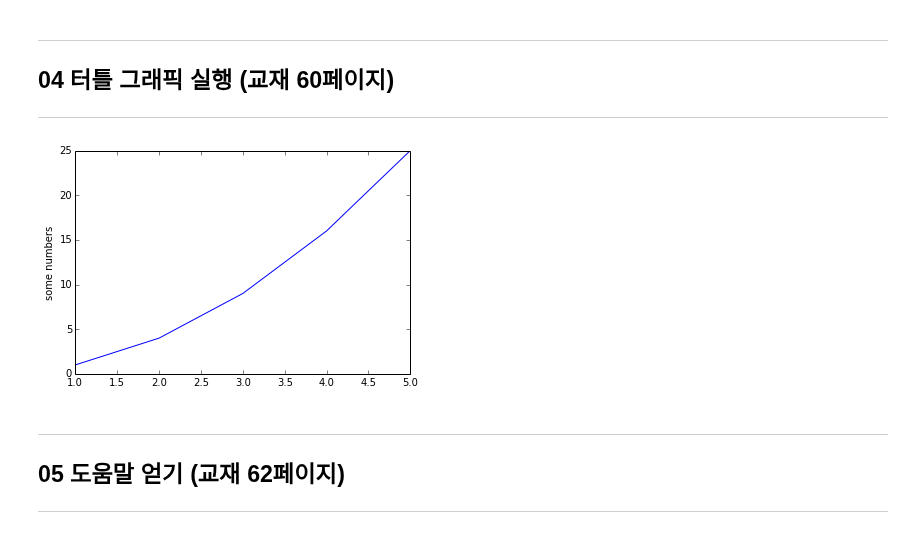
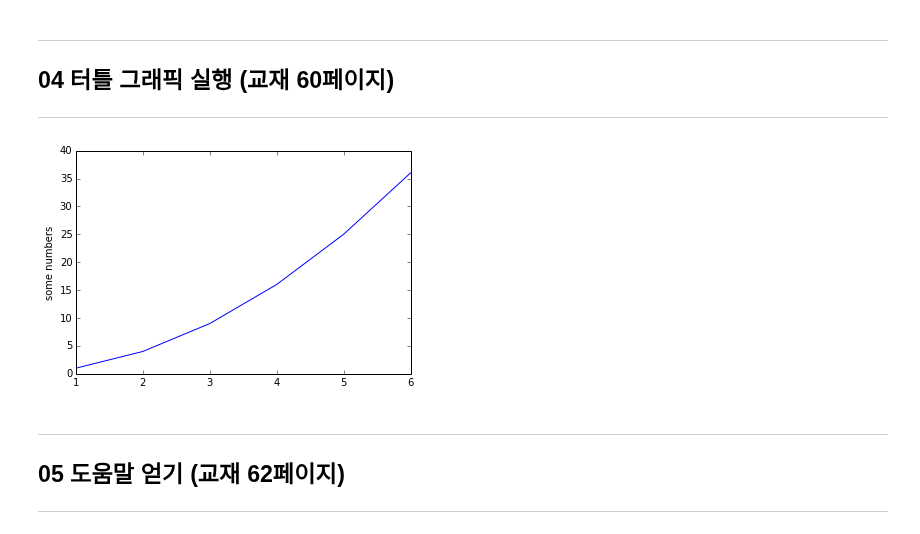
Before and after one commit to bluebibi/python, a Jupyter notebook: python01.ipynb, the cells around one changed output. Cells and saved outputs as stored; diff of their text form; code cells hidden in the pictures.

```diff
--- a/python01.ipynb
+++ b/python01.ipynb
@@ -213,11 +213,11 @@ forward(100)
 left(90)
 # %%
 import matplotlib.pyplot as plt
-plt.plot([1,2,3,4,5], [1,4,9,16,25])
+plt.plot([1,2,3,4,5,6], [1,4,9,16,25,36])
 plt.ylabel('some numbers')
 plt.show()
 # %% [output]
-[figure, old version]
+[figure, new version]
 # %% [markdown]
 ***
 ## 05 도움말 얻기 (교재 62페이지)
```
Also changed, not shown: 1 other file.
